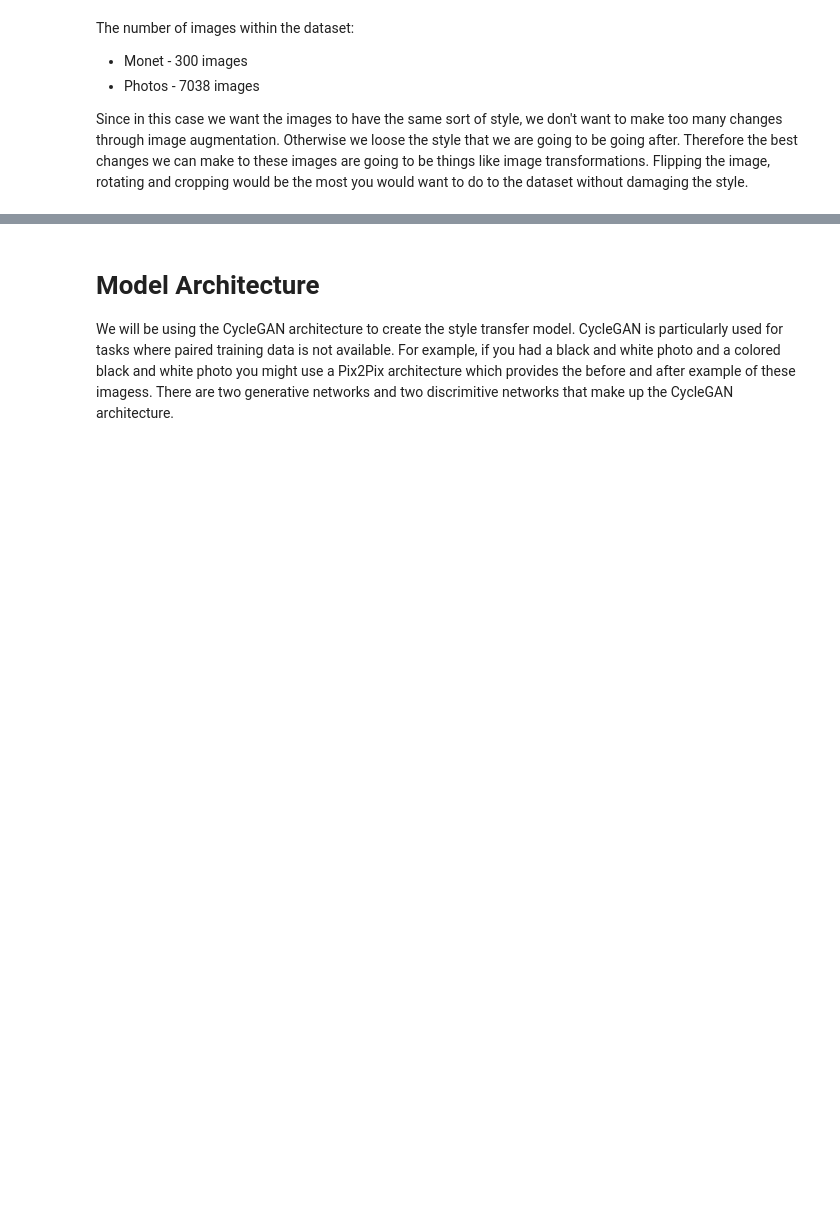
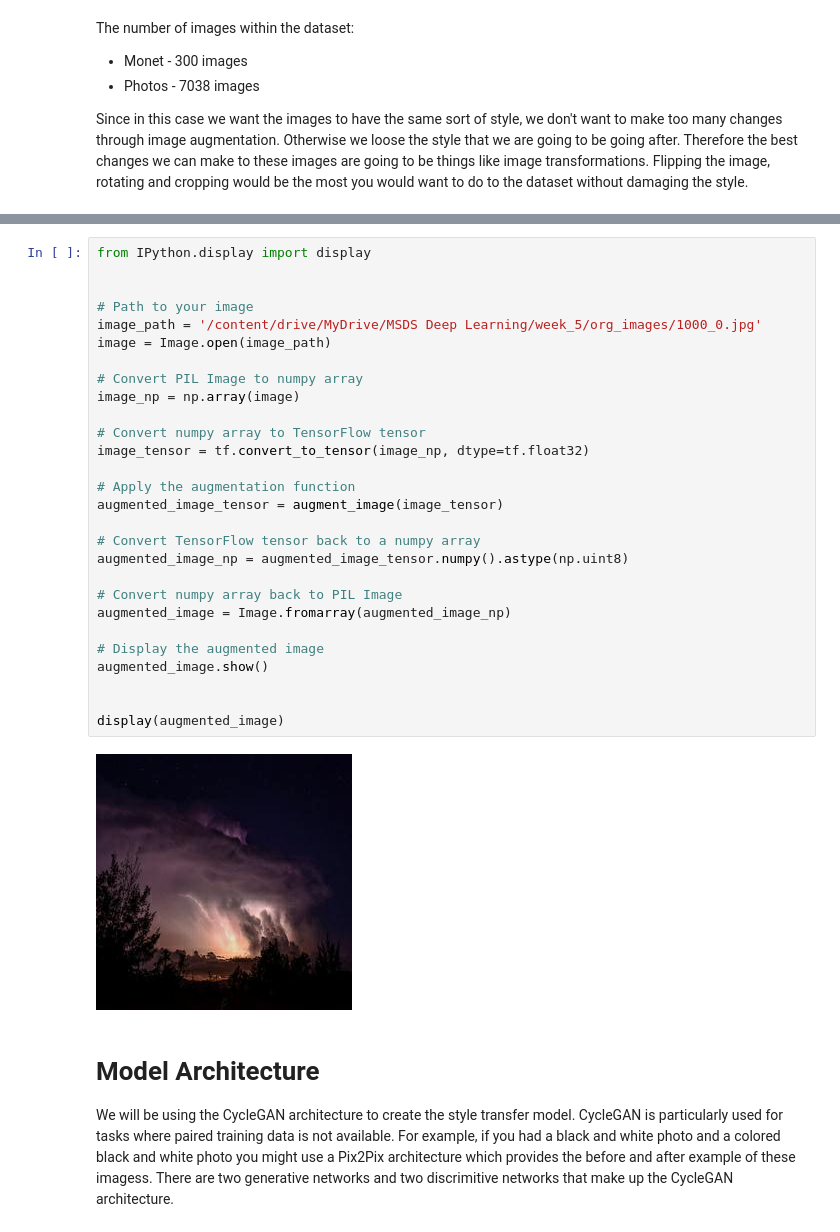
Before and after one commit to cdr6934/PaintingGAN, a Jupyter notebook: Painting_GAN.ipynb, the cells around one changed output, grey strips where cells are left out. Cells and saved outputs as stored; diff of their text form; blank space fills up the shorter version.

```diff
--- a/Painting_GAN.ipynb
+++ b/Painting_GAN.ipynb
@@ -288,3 +338,33 @@ Since in this case we want the images to have the same sort of style, we don't w
+# %%
+from IPython.display import display
+
+
+# Path to your image
+image_path = '/content/drive/MyDrive/MSDS Deep Learning/week_5/org_images/1000_0.jpg'
+image = Image.open(image_path)
+
+# Convert PIL Image to numpy array
+image_np = np.array(image)
+
+# Convert numpy array to TensorFlow tensor
+image_tensor = tf.convert_to_tensor(image_np, dtype=tf.float32)
+
+# Apply the augmentation function
+augmented_image_tensor = augment_image(image_tensor)
+
+# Convert TensorFlow tensor back to a numpy array
+augmented_image_np = augmented_image_tensor.numpy().astype(np.uint8)
+
+# Convert numpy array back to PIL Image
+augmented_image = Image.fromarray(augmented_image_np)
+
+# Display the augmented image
+augmented_image.show()
+
+
+display(augmented_image)
+# %% [output]
+[figure, added]
 # %% [markdown]
 # Model Architecture
 We will be using the CycleGAN architecture to create the style transfer model. CycleGAN is particularly used for tasks where paired training data is not available. For example, if you had a black and white photo and a colored black and white photo you might use a Pix2Pix architecture which provides the before and after example of these imagess. There are two generative networks and two discrimitive networks that make up the CycleGAN architecture.
```
Also changed, not shown: parts of 43 cells of this notebook.
